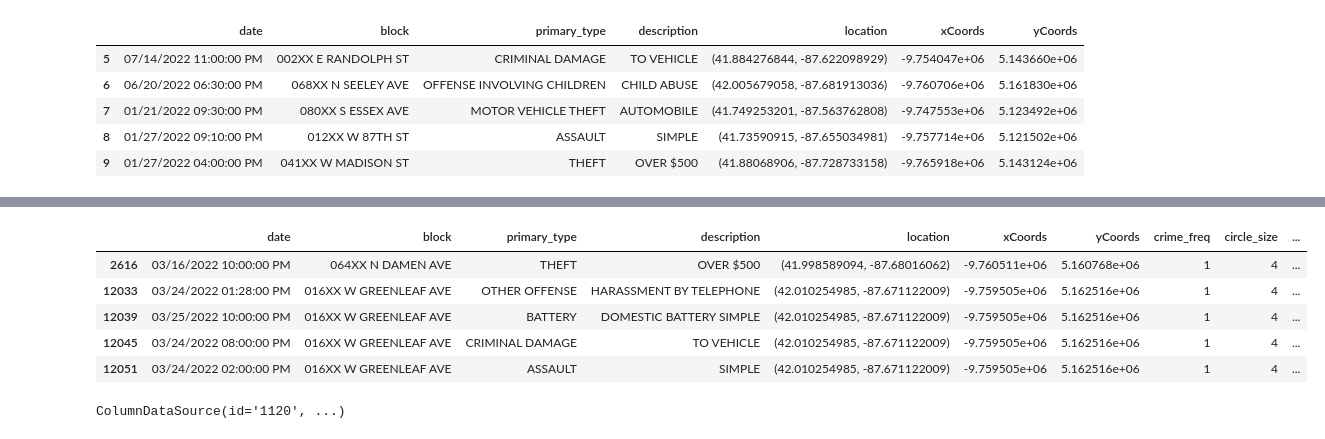
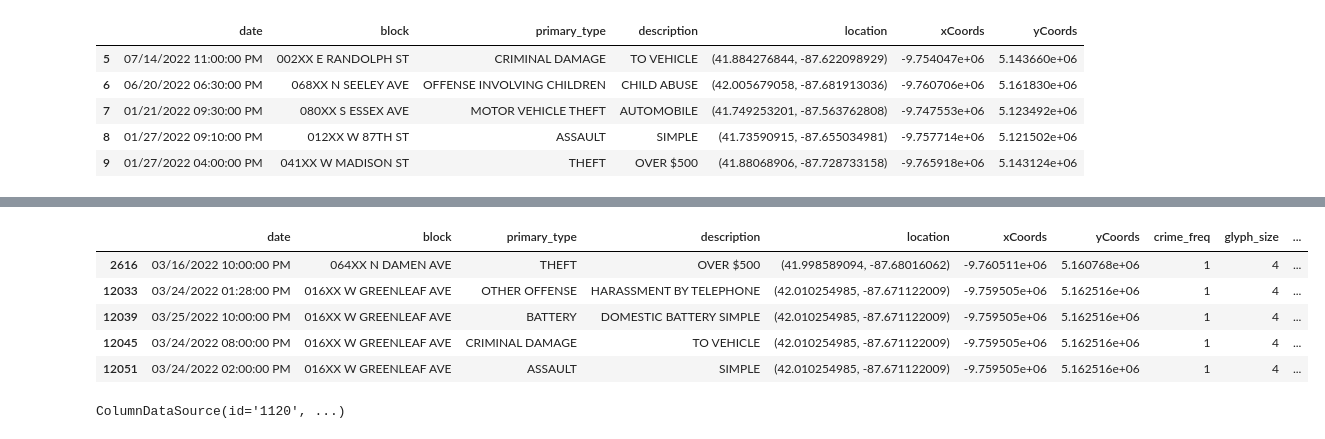
Before and after one commit to agarcia50S/CrimeAnalyses, a Jupyter notebook: ChicagoCrime/CrimeNearLUC.ipynb, the cells around one changed output, grey strips where cells are left out. Saved outputs shown, nothing was run; the diff lists cells and outputs as text; code cells hidden in the pictures.

```diff
--- a/ChicagoCrime/CrimeNearLUC.ipynb
+++ b/ChicagoCrime/CrimeNearLUC.ipynb
@@ -91,9 +93,9 @@ crimeFreqByCoords.head()
 | 3 | (41.645287658, -87.540012254) | 1 |
 | 4 | (41.645287658, -87.540012254) | 1 |
 # %%
-# merges crimeFreqByCoords and crimeDF together on location column
-crimeFreqDF = pd.merge(crimeDF, crimeFreqByCoords, on='location', how='inner')
-crimeFreqDF.drop_duplicates(subset=['location', 'primary_type', 'description'], inplace=True)
-print(len(crimeFreqDF))
-crimeFreqDF.head()
+# inner merge crime_freq_by_coords and main_df together on location column
+crime_freq_df = pd.merge(main_df, crime_freq_by_coords, on='location', how='inner')
+crime_freq_df.drop_duplicates(subset=['location', 'primary_type', 'description'], inplace=True)
+print('crime_freq_df length:', len(crime_freq_df))
+crime_freq_df.head()
 # %% [output]
@@ -105,9 +107,10 @@ crimeFreqDF.head()
 | 56 | 02/21/2022 10:00:00 AM | 002XX E RANDOLPH ST | THEFT | OVER $500 | (41.884276844, -87.622098929) | -9.754047e+06 | 5.143660e+06 | 1 |
 | 70 | 04/02/2022 08:30:00 AM | 002XX E RANDOLPH ST | THEFT | POCKET-PICKING | (41.884276844, -87.622098929) | -9.754047e+06 | 5.143660e+06 | 1 |
 # %%
-# assigning glyph size based on crime_freq; if val <= 17,
-# then size is val + 3; and if val > 17, then size is 30
-circleSizeLst = [freq + 3 if freq <= 17 else 30 for freq in crimeFreqDF['crime_freq']]
-crimeFreqDF['circle_size'] = circleSizeLst
-crimeFreqDF.head()
+# assigning glyph size based on crime_freq; if freq <= 17, then size is freq + 3;
+# if freq > 17, then size is 30
+glyph_sizes = [freq + 3 if freq <= 17 else 30 for freq in crime_freq_df['crime_freq']]
+
+crime_freq_df['glyph_size'] = glyph_sizes # new col for glyph sizes
+crime_freq_df.head()
 # %% [output]
@@ -130,38 +123,40 @@ forBokehDF.head()
+# %%
+for_bokeh_df = crime_freq_df.copy()
 # %%
 # north/south bound streets with home number between 56XX to 72XX
 northStreets = ['N KENMORE AVE', 'N WINTHROP AVE', 'N ARTHUR AVE', 'N SHERIDAN RD',
                 'N LAKEWOOD AVE', 'N MAGNOLIA AVE', 'N GLENWOOD AVE', 'N NEWGARD AVE'
                 'N GREENVIEW AVE', 'N BOSWORTH AVE', 'N ASHLAND AVE', 'N CLARK ST',
                 'N RAVENSWOOD AVE', 'N RIDGE AVE', 'N RIDGE BLVD', 'N WOLCOTT AVE',
                 'N WAYNE AVE', 'N BROADWAY', 'N PAULINA ST', 'N HERMITAGE AVE', 'N DAMEN']
 
 # west/east bound streets with home number less than or equal to 19XX
 westStreets = ['W LOYOLA AVE', 'W SHERIDAN RD', 'W ROSEMONT AVE', 'W GRANVILLE AVE',
                'W ALBION AVE', 'W NORTH SHORE AVE', 'NEIL HARTIGAN AVE', 'W COLUMBIA AVE',
                'W PRATT BLVD', 'W FARWELL AVE', 'W MORSE AVE', 'W LUNT AVE',
                'W GREENLEAF AVE', 'W ESTES AVE', 'W TOUHY AVE', 'W CHASE AVE',
                'W GLENLAKE AVE', 'W THORNDALE AVE', 'W ARDMORE AVE', 'W HOLLYWOOD AVE',
                'W BRYN MAWR AVE', 'W VICTORIA ST', 'W EARLY AVE', 'W OLIVE AVE',
                'W DEVON AVE', 'W HIGHLAND AVE', 'W THOME AVE', 'W SCHREIBER',
                'W WALLEN AVE', 'W HOOD AVE', 'W NORWOOD AVE']
 
 # list of addresses around LUC where crimes occurred
-loyolaAreas = find_all_address(crimeFreqDF, addressCol='block', horiSt=westStreets, vertSt=northStreets)
+luc_addresses = find_all_address(crime_freq_df, addressCol='block', horiSt=westStreets, vertSt=northStreets)
 
-# makes DF of bool values indicating whether a loyolaAreas item is in a given cell
-boolDF = forBokehDF.isin(loyolaAreas)
+# makes DF of bool values indicating whether a luc_addresses item is in a given cell
+bool_df = for_bokeh_df.isin(luc_addresses)
 
-# making to avoiding updating forBokehDF
-forBokehDfCopy = forBokehDF.copy()
+# making to avoiding updating for_bokeh_df
+for_bokeh_df_copy = for_bokeh_df.copy()
 
-# adds new column, bool_block to forBokehDfCopy
-forBokehDfCopy['bool_block'] = boolDF['block']
+# adds new column, bool_block to for_bokeh_df_copy
+for_bokeh_df_copy['bool_block'] = bool_df['block']
 
-# makes new DF, lucCrimes, which contains only rows that have True as value for bool_block
-lucCrimes = forBokehDfCopy[forBokehDfCopy['bool_block'] == True]
-lucCrimes.head()
+# makes new DF, luc_crime_df, which contains only rows that have True as value for bool_block
+luc_crime_df = for_bokeh_df_copy[for_bokeh_df_copy['bool_block'] == True]
+luc_crime_df.head()
 # %% [output]
-|  | date | block | primary_type | description | location | xCoords | yCoords | crime_freq | circle_size | ... |
+|  | date | block | primary_type | description | location | xCoords | yCoords | crime_freq | glyph_size | ... |
 | 2616 | 03/16/2022 10:00:00 PM | 064XX N DAMEN AVE | THEFT | OVER $500 | (41.998589094, -87.68016062) | -9.760511e+06 | 5.160768e+06 | 1 | 4 | ... |
 | 12033 | 03/24/2022 01:28:00 PM | 016XX W GREENLEAF AVE | OTHER OFFENSE | HARASSMENT BY TELEPHONE | (42.010254985, -87.671122009) | -9.759505e+06 | 5.162516e+06 | 1 | 4 | ... |
 | 12039 | 03/25/2022 10:00:00 PM | 016XX W GREENLEAF AVE | BATTERY | DOMESTIC BATTERY SIMPLE | (42.010254985, -87.671122009) | -9.759505e+06 | 5.162516e+06 | 1 | 4 | ... |
```
Also changed, not shown: parts of 11 cells of this notebook.
